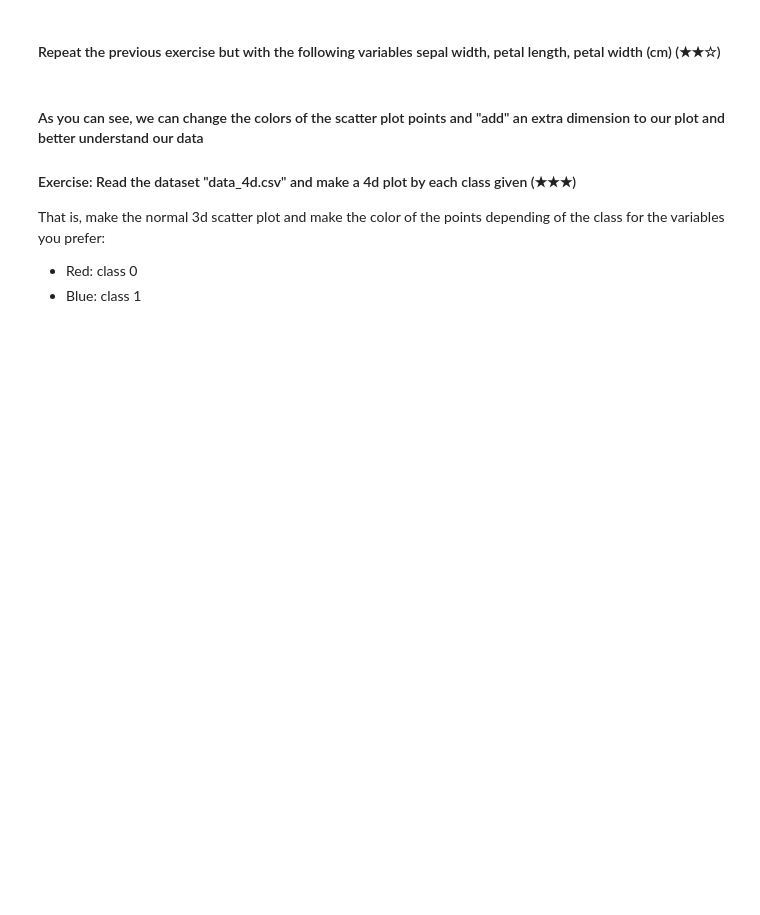
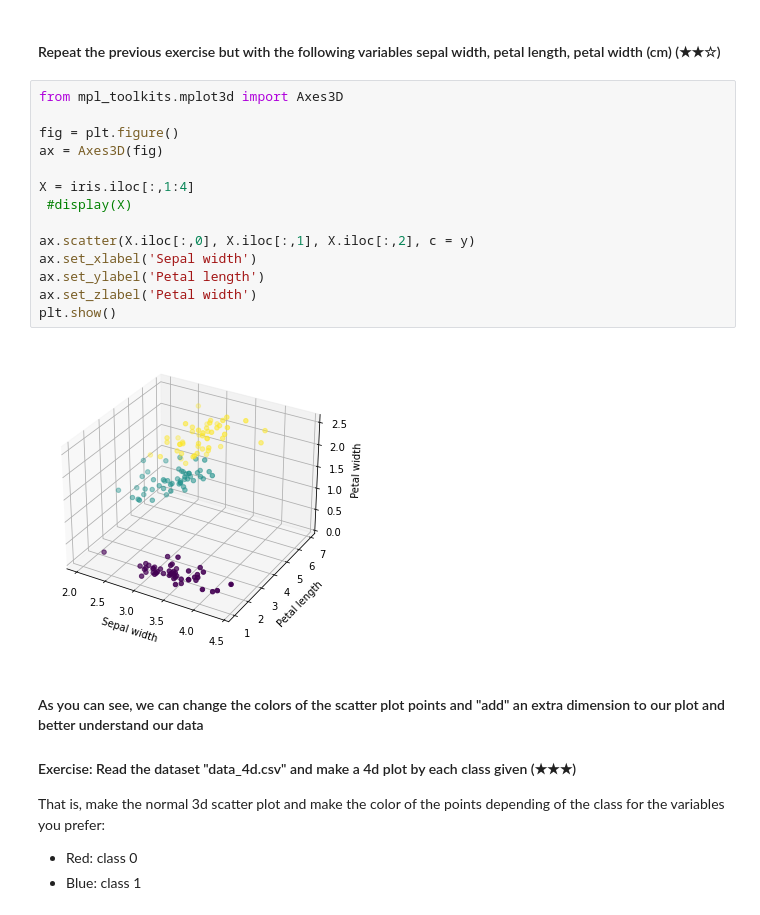
Before and after one commit to spannozzo/machine-learning-prework, a Jupyter notebook: 05-intro_to_data_science/05.1-Intro-to-data_science.ipynb, the cells around one changed output. Saved outputs shown, nothing was run; the diff lists cells and outputs as text; blank space fills up the shorter version.

```diff
--- a/05-intro_to_data_science/05.1-Intro-to-data_science.ipynb
+++ b/05-intro_to_data_science/05.1-Intro-to-data_science.ipynb
@@ -485,5 +481,21 @@ plt.show()
 # %% [markdown]
 #### Repeat the previous exercise but with the following variables sepal width, petal length, petal width (cm) (★★☆)
+# %%
+from mpl_toolkits.mplot3d import Axes3D
+
+fig = plt.figure()
+ax = Axes3D(fig)
+
+X = iris.iloc[:,1:4]
+ #display(X)
+
+ax.scatter(X.iloc[:,0], X.iloc[:,1], X.iloc[:,2], c = y)
+ax.set_xlabel('Sepal width')
+ax.set_ylabel('Petal length')
+ax.set_zlabel('Petal width')
+plt.show()
+# %% [output]
+[figure, added]
 # %% [markdown]
 #### As you can see, we can change the colors of the scatter plot points and "add" an extra dimension to our plot and better understand our data
 
```
Also changed, not shown: parts of 3 cells of this notebook.
